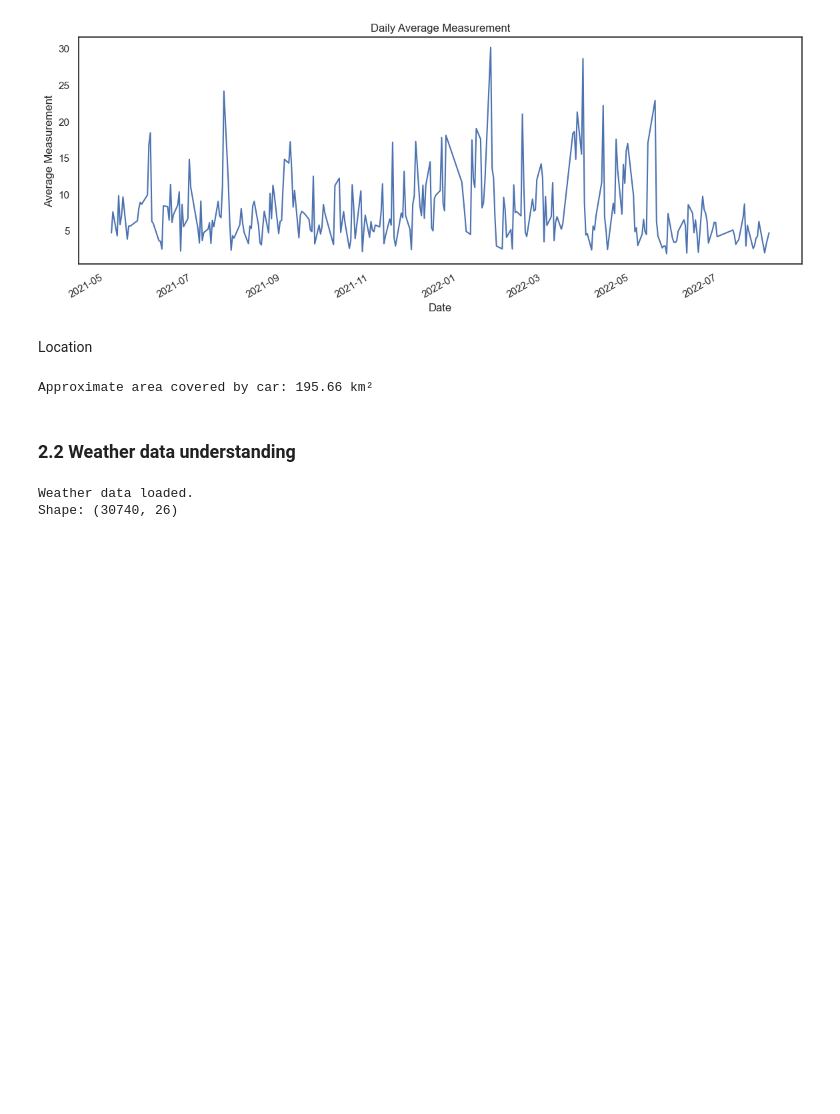
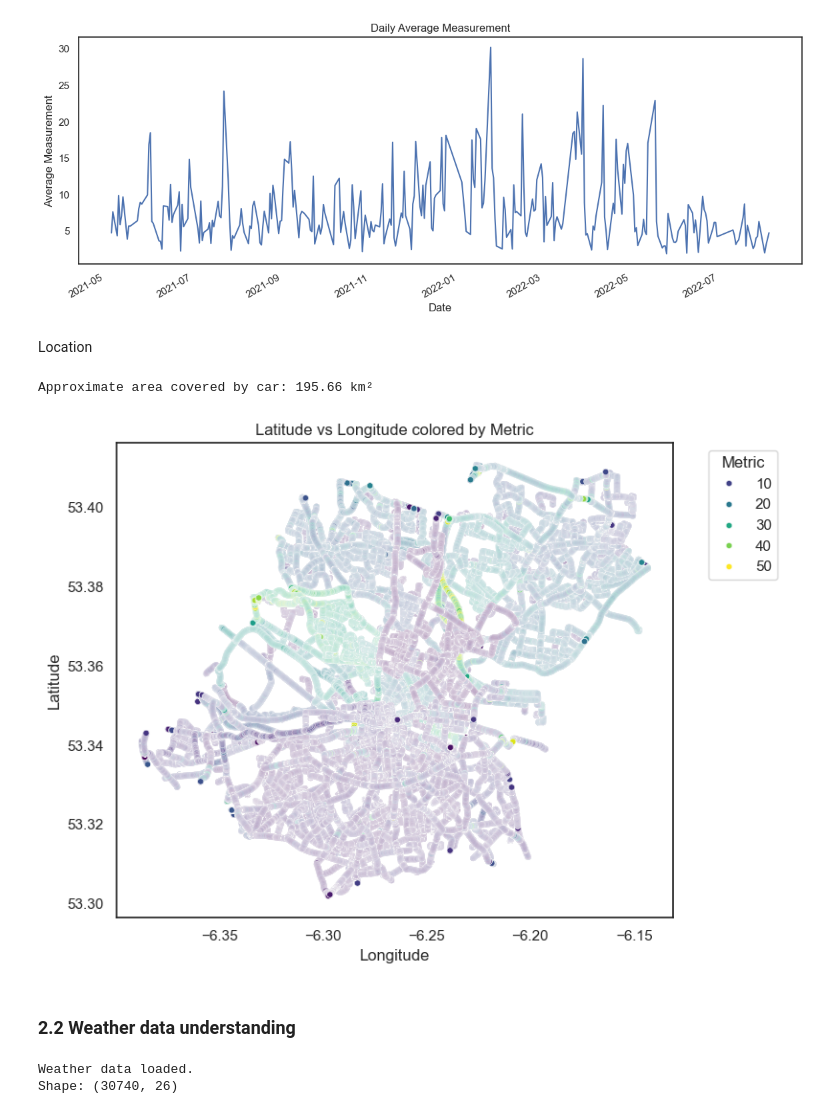
Before and after one commit to jako6f/dublin-air-quality-forecasting, a Jupyter notebook: notebooks/dublin_air_quality_forecasting.ipynb, the cells around one changed output. Cells and saved outputs as stored; diff of their text form; code cells hidden in the pictures; blank space fills up the shorter version.

Commit message:
uncommented heatmap

```diff
--- a/notebooks/dublin_air_quality_forecasting.ipynb
+++ b/notebooks/dublin_air_quality_forecasting.ipynb
@@ -305,22 +305,24 @@ Approximate area covered by car: 195.66 km²
 # %%
 #lat/long by pm2.5
 
-#plt.figure(figsize=(8,6))
-#scatter = sns.scatterplot(
-#    x='longitude',
-#    y='latitude',
-#    hue='PM25_ugm3',       # color by recording
-#    palette='viridis',  # colormap palette
-#    data=df_clean,
- #   s=20               # size of points
-#)
+plt.figure(figsize=(8,6))
+scatter = sns.scatterplot(
+    x='longitude',
+    y='latitude',
+    hue='PM25_ugm3',       # color by recording
+    palette='viridis',  # colormap palette
+    data=df_clean,
+    s=20               # size of points
+)
 
-#plt.title("Latitude vs Longitude colored by Metric")
-#plt.xlabel("Longitude")
-#plt.ylabel("Latitude")
-#plt.legend(title='Metric', bbox_to_anchor=(1.05, 1), loc='upper left')
-#plt.tight_layout()
-#plt.show()
+plt.title("Latitude vs Longitude colored by Metric")
+plt.xlabel("Longitude")
+plt.ylabel("Latitude")
+plt.legend(title='Metric', bbox_to_anchor=(1.05, 1), loc='upper left')
+plt.tight_layout()
+plt.show()
+# %% [output]
+[figure, added]
 # %% [markdown]
 ### 2.2 Weather data understanding
 # %%
```
